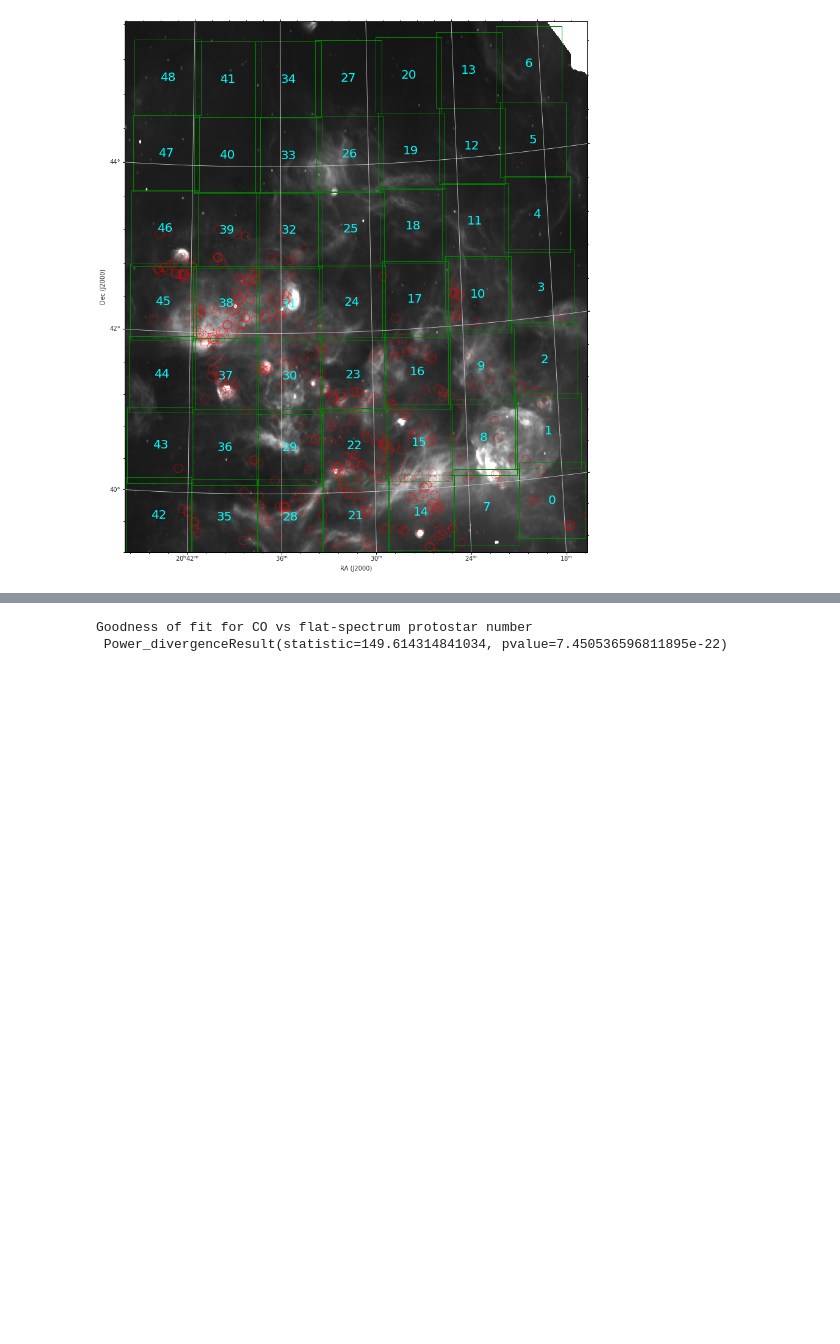
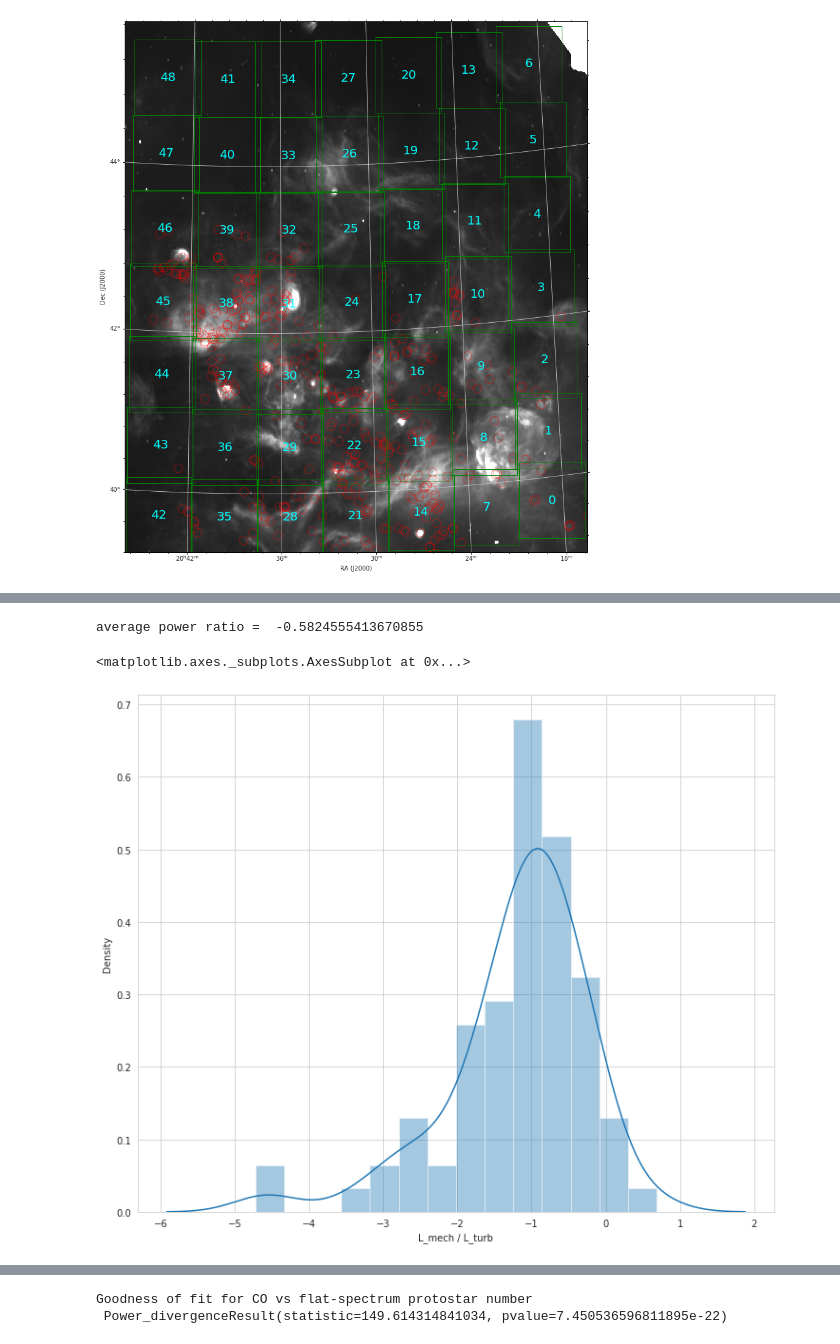
Before and after one commit to sdeb-alpinisteF/Large-sample-outflows-in-CygX-and-ML-methods, a Jupyter notebook: notebooks/01_outflows_cloud_energy.ipynb, the cells around one changed output, grey strips where cells are left out. Drawn from its saved outputs; the diff is of its cells as text; code cells hidden in the pictures; blank space fills up the shorter version.

```diff
--- a/notebooks/01_outflows_cloud_energy.ipynb
+++ b/notebooks/01_outflows_cloud_energy.ipynb
@@ -503,0 +786,15 @@ outflow numbers in segments: [ 6.  3.  3.  1.  0.  0.  0.  6.  5.  7. 12.  0.  0
+# %%
+clouds_turb = QTable.read(filepath + '/data/outflowsClouds_Energy_turb2.fit')
+clouds_turb
+clouds_turb_ =  clouds_turb.to_pandas().dropna()
+clouds_turb_['power_ratio'] = clouds_turb_['Outflow_Lum_mech']/(clouds_turb_['Cloud_Lum_turb']*1)
+clouds_turb_ = clouds_turb_[clouds_turb_['power_ratio']>0]
+print('average power ratio = ', np.log10(np.nanmean(clouds_turb_['power_ratio'])))
+
+plt.figure(figsize=(12,10))
+sns.distplot(np.log10(clouds_turb_['power_ratio']),axlabel='L_mech / L_turb')
+plt.savefig('')
+# %% [output]
+average power ratio =  -0.5824555413670855
+<matplotlib.axes._subplots.AxesSubplot at 0x...>
+[figure, added]
```
Also changed, not shown: parts of 20 cells of this notebook.
